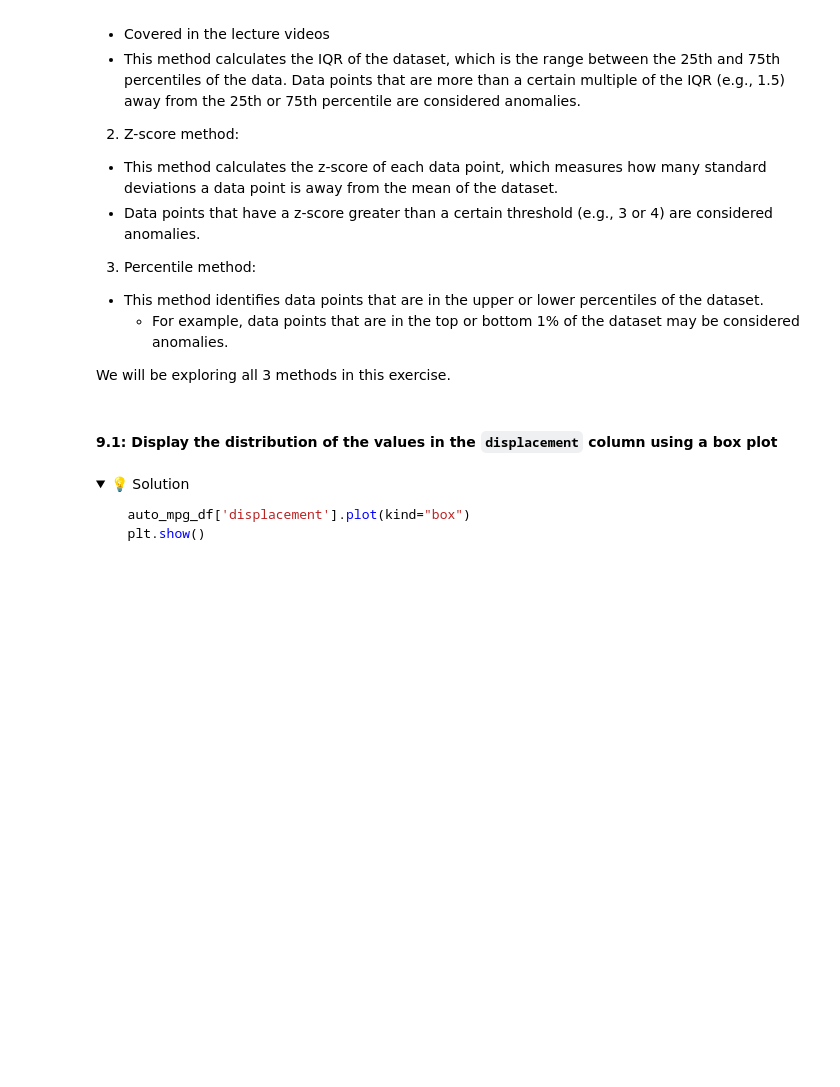
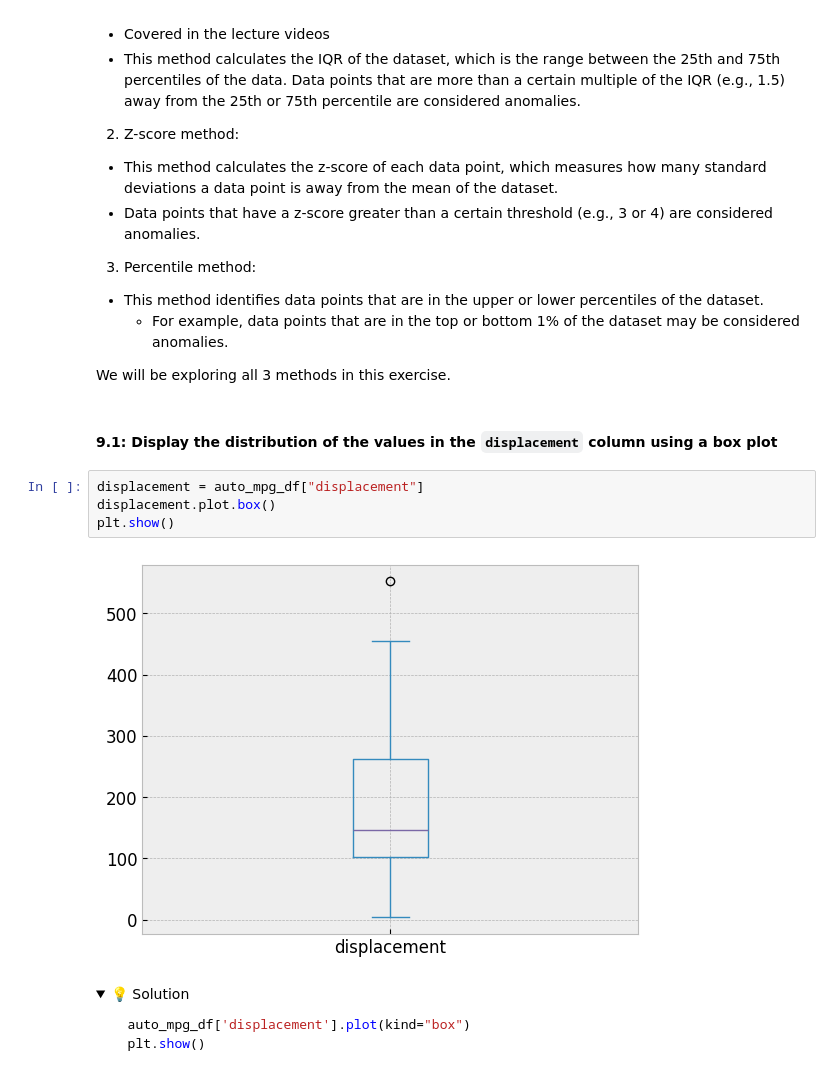
Before and after one commit to IT4063-Spring2025/exploratory-data-analysis-RautelaAbhishek, a Jupyter notebook: notebook.ipynb, the cells around one changed output. Saved outputs shown, nothing was run; the diff lists cells and outputs as text; folded sections open; blank space fills up the shorter version.

```diff
--- a/notebook.ipynb
+++ b/notebook.ipynb
@@ -617,6 +617,12 @@ There are many statistical methods to detect outliers in a dataset.
 We will be exploring all 3 methods in this exercise.
 # %% [markdown]
 #### 9.1: Display the distribution of the values in the `displacement` column using a box plot
+# %%
+displacement = auto_mpg_df["displacement"]
+displacement.plot.box()
+plt.show()
+# %% [output]
+[figure, added]
 # %% [markdown]
 <details>
   <summary>💡 Solution</summary>
```
Also changed, not shown: parts of 19 cells of this notebook, 1 other file.
